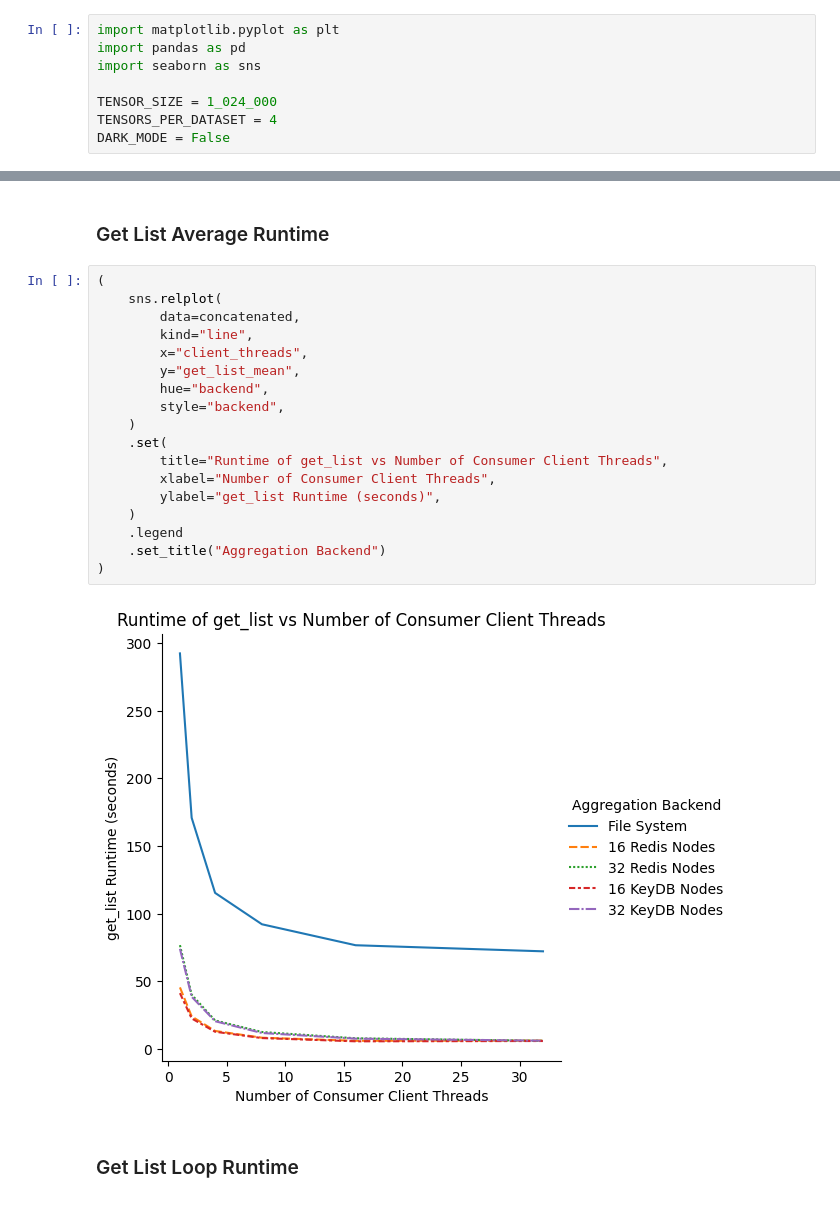
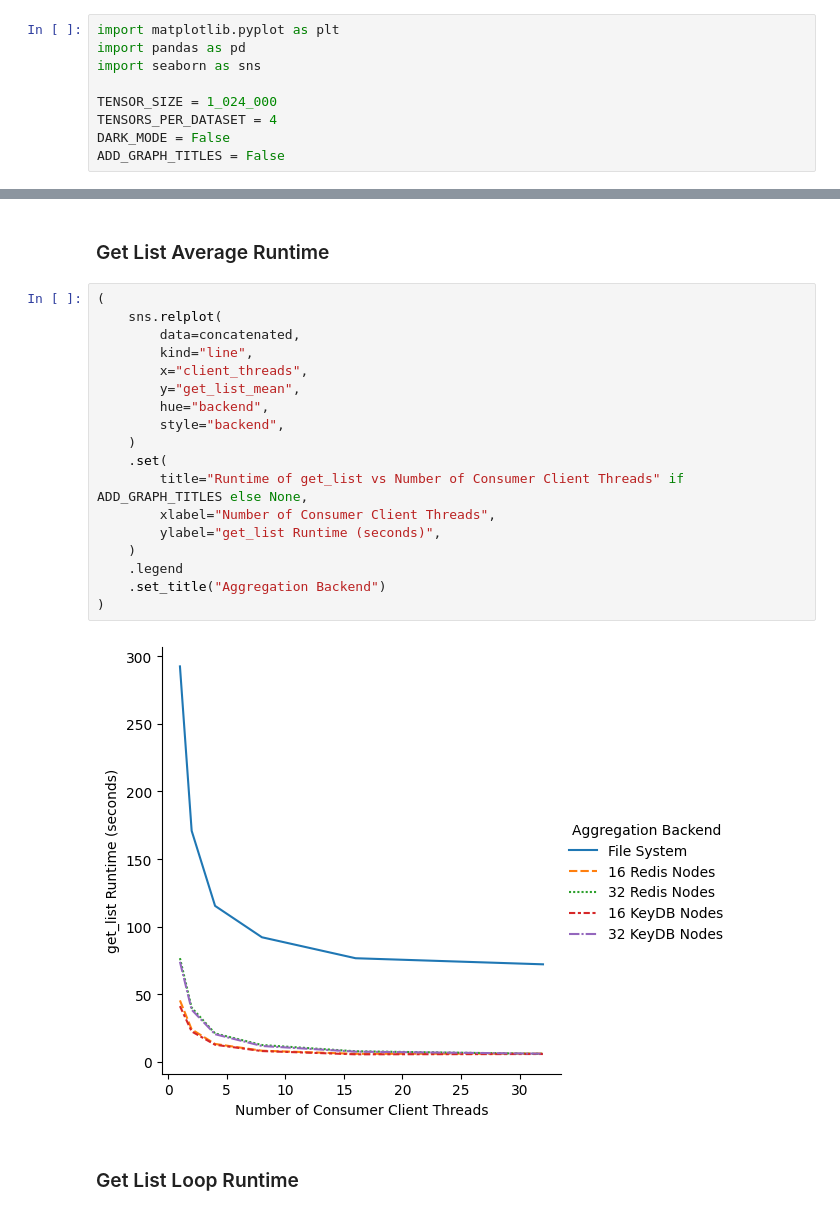
Before and after one commit to CrayLabs/SmartSim-Scaling, a Jupyter notebook: figures/aggregation-plots.ipynb, the cells around one changed output, grey strips where cells are left out. Drawn from its saved outputs; the diff is of its cells as text.

Commit message:
kill graph titles

```diff
--- a/figures/aggregation-plots.ipynb
+++ b/figures/aggregation-plots.ipynb
@@ -8,6 +8,7 @@ import seaborn as sns
 TENSOR_SIZE = 1_024_000
 TENSORS_PER_DATASET = 4
 DARK_MODE = False
+ADD_GRAPH_TITLES = False
 # %% [markdown]
 ## Load Results
 # %%
@@ -97,23 +98,23 @@ concatenated = pd.concat([
 # %%
 (
     sns.relplot(
         data=concatenated,
         kind="line",
         x="client_threads",
         y="get_list_mean",
         hue="backend",
         style="backend",
     )
     .set(
-        title="Runtime of get_list vs Number of Consumer Client Threads",
+        title="Runtime of get_list vs Number of Consumer Client Threads" if ADD_GRAPH_TITLES else None,
         xlabel="Number of Consumer Client Threads",
         ylabel="get_list Runtime (seconds)",
     )
     .legend
     .set_title("Aggregation Backend")
 )
 # %% [output]
-[figure, old version]
+[figure, new version]
 # %% [markdown]
 ### Get List Loop Runtime
 # %%
```
Also changed, not shown: parts of 3 cells of this notebook.
